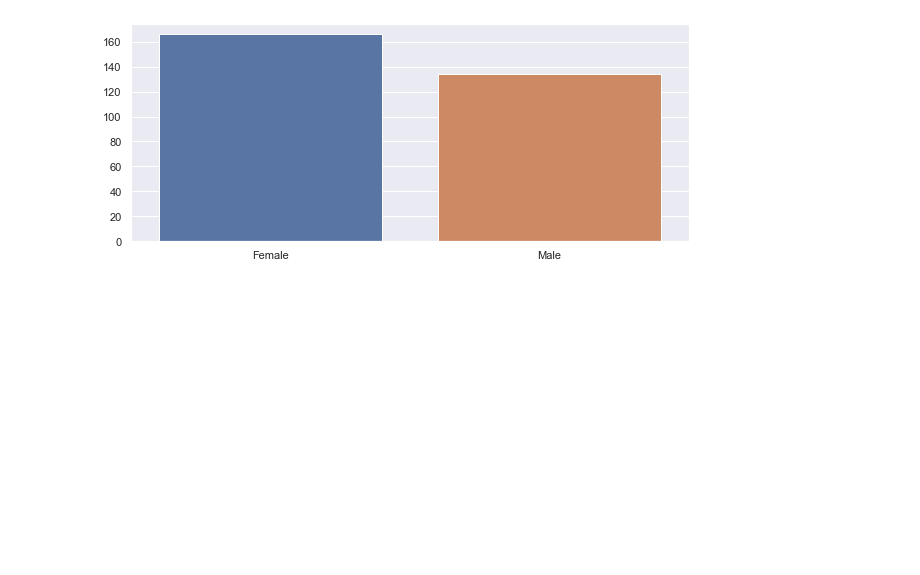
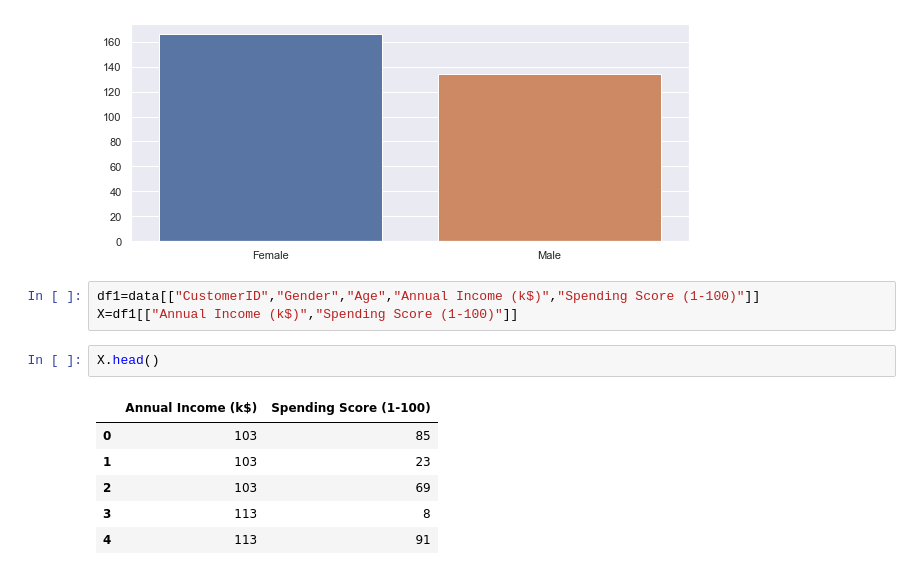
Before and after one commit to raveena69/ML-Assignment-2-G69, a Jupyter notebook: Python Code/Implemenation in Python.ipynb, the cells around one changed output. Cells and saved outputs as stored; diff of their text form; blank space fills up the shorter version.

Commit message:
Annual Income vs spending Score table is added

```diff
--- a/Python Code/Implemenation in Python.ipynb
+++ b/Python Code/Implemenation in Python.ipynb
@@ -66,3 +66,15 @@ sns.barplot(x=genders.index, y=genders.values)
 plt.show()
 # %% [output]
 [figure]
+# %%
+df1=data[["CustomerID","Gender","Age","Annual Income (k$)","Spending Score (1-100)"]]
+X=df1[["Annual Income (k$)","Spending Score (1-100)"]]
+# %%
+X.head()
+# %% [output]
+|  | Annual Income (k$) | Spending Score (1-100) |
+| 0 | 103 | 85 |
+| 1 | 103 | 23 |
+| 2 | 103 | 69 |
+| 3 | 113 | 8 |
+| 4 | 113 | 91 |
```
